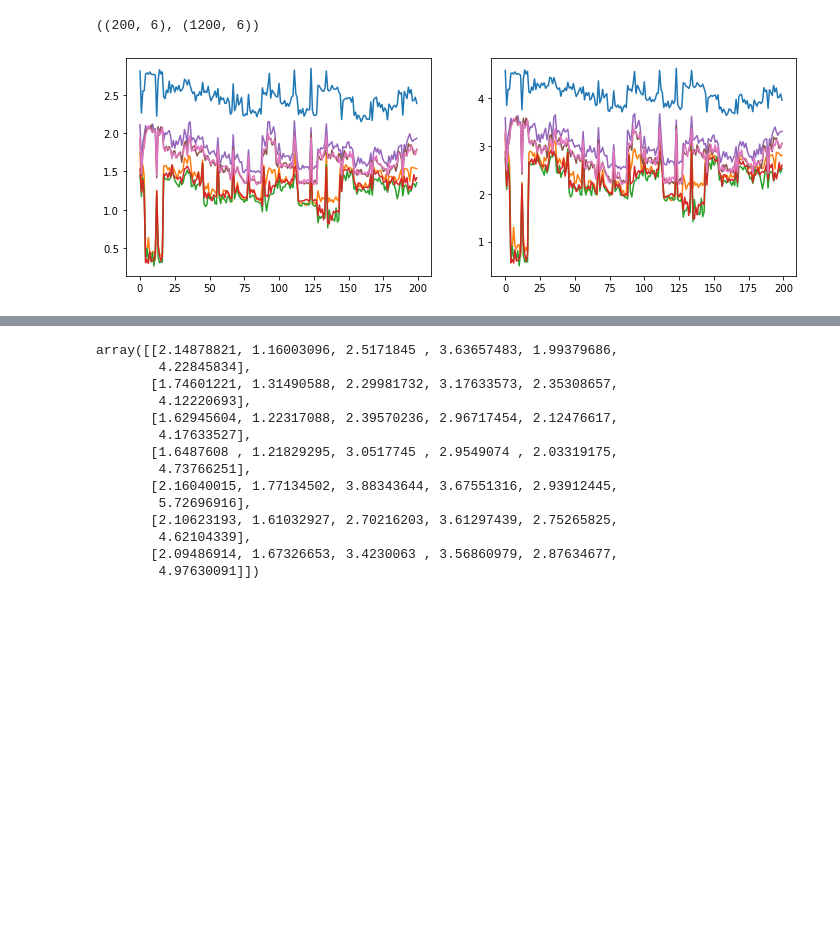
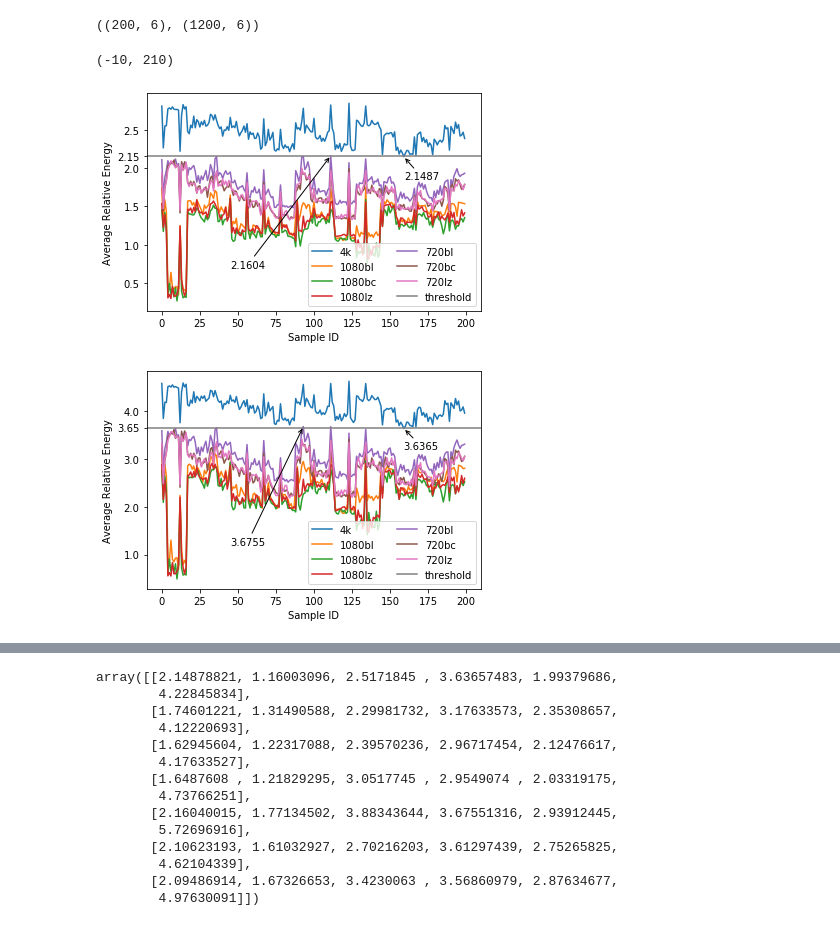
Before and after one commit to xushangning/cs386, a Jupyter notebook: 3-UHD/code/DCT_Judger.ipynb, the cells around one changed output, grey strips where cells are left out. Drawn from its saved outputs; the diff is of its cells as text; code cells hidden in the pictures; blank space fills up the shorter version.

Commit message:
write experiments of simple thresholding

```diff
--- a/3-UHD/code/DCT_Judger.ipynb
+++ b/3-UHD/code/DCT_Judger.ipynb
@@ -702,14 +702,14 @@ data['1080bl'] = np.loadtxt('images/1080P/bilinear/' + rate2_fname)
 assert np.isnan(data['1080bl']).sum() == 0, "Missing data"
 data['1080bc'] = np.loadtxt('images/1080P/bicubic/' + rate2_fname)
 assert np.isnan(data['1080bc']).sum() == 0, "Missing data"
-data['1080lc'] = np.loadtxt('images/1080P/lanczos2/' + rate2_fname)
-assert np.isnan(data['1080lc']).sum() == 0, "Missing data"
+data['1080lz'] = np.loadtxt('images/1080P/lanczos2/' + rate2_fname)
+assert np.isnan(data['1080lz']).sum() == 0, "Missing data"
 data['720bl'] = np.loadtxt('images/720P/bilinear/' + rate2_fname)
 assert np.isnan(data['720bl']).sum() == 0, "Missing data"
 data['720bc'] = np.loadtxt('images/720P/bicubic/' + rate2_fname)
 assert np.isnan(data['720bc']).sum() == 0, "Missing data"
-data['720lc'] = np.loadtxt('images/720P/lanczos2/' + rate2_fname)
-assert np.isnan(data['720lc']).sum() == 0, "Missing data"
+data['720lz'] = np.loadtxt('images/720P/lanczos2/' + rate2_fname)
+assert np.isnan(data['720lz']).sum() == 0, "Missing data"
 print("Ref rate 2 result check pass")
 
 pos_data = data['4k']
@@ -718,19 +718,58 @@ pos_data.shape, neg_data.shape
 # %% [output]
 Ref rate 2 result check pass
 ((200, 6), (1200, 6))
-# %%
-plt.figure(figsize=(12,4))
-
-plt.subplot(1, 2, 1)
-for key in data.keys():
-    tmp = data[key]
-    plt.plot(tmp[:, 0], label=key)
-# plt.legend()
-
-plt.subplot(1, 2, 2)
-for key in data.keys():
-    tmp = data[key]
-    plt.plot(tmp[:, 3], label=key)
-# plt.legend()
-# %% [output]
-[figure, removed]
+# %%
+# plt.figure(figsize=(12, 4))
+
+plt.figure()
+ax = plt.subplot(111)
+for key in data.keys():
+    tmp = data[key]
+    plt.plot(tmp[:, 0], label=key)
+plt.plot([-10, 210], [2.1545941829681396, 2.1545941829681396], label='threshold')
+plt.xlabel("Sample ID")
+plt.ylabel("Average Relative Energy")
+plt.legend(loc=0, ncol=2)
+
+ax.annotate("2.1487",xy=(159, 2.14878821), xycoords='data',
+#             xytext=(150, 2.6), textcoords='data',
+            xytext=(159, 1.85), textcoords='data',
+            arrowprops=dict(arrowstyle="->",
+                            connectionstyle="arc3")
+           )
+ax.annotate("2.1604",xy=(111, 2.16040015), xycoords='data',
+            xytext=(45, 0.7), textcoords='data',
+            arrowprops=dict(arrowstyle="->",
+                            connectionstyle="arc3")
+           )
+plt.yticks([0.5, 1.0, 1.5, 2.0, 2.1545941829681396, 2.5], ['0.5', '1.0', '1.5', '2.0', '2.15', '2.5'])
+ax.set_xlim((-10, 210))
+
+plt.figure()
+ax = plt.subplot(111)
+for key in data.keys():
+    tmp = data[key]
+    plt.plot(tmp[:, 3], label=key)
+plt.plot([-10, 210], [3.656043997245576, 3.656043997245576], label='threshold')
+plt.xlabel("Sample ID")
+plt.ylabel("Average Relative Energy")
+plt.legend(loc=0, ncol=2)
+
+ax.annotate("3.6365",xy=(159, 3.63657483), xycoords='data',
+#             xytext=(150, 2.6), textcoords='data',
+            xytext=(159, 3.2), textcoords='data',
+            arrowprops=dict(arrowstyle="->",
+                            connectionstyle="arc3")
+           )
+ax.annotate("3.6755",xy=(93, 3.67551316), xycoords='data',
+            xytext=(45, 1.2), textcoords='data',
+            arrowprops=dict(arrowstyle="->",
+                            connectionstyle="arc3")
+           )
+
+plt.yticks([1, 2, 3, 3.656043997245576, 4], ['1.0', '2.0', '3.0', '3.65', '4.0'])
+ax.set_xlim((-10, 210))
+# %% [output]
+(-10, 210)
+[figure, added]
+[figure, added]
```
Also changed, not shown: parts of 7 cells of this notebook, 3 other files.
